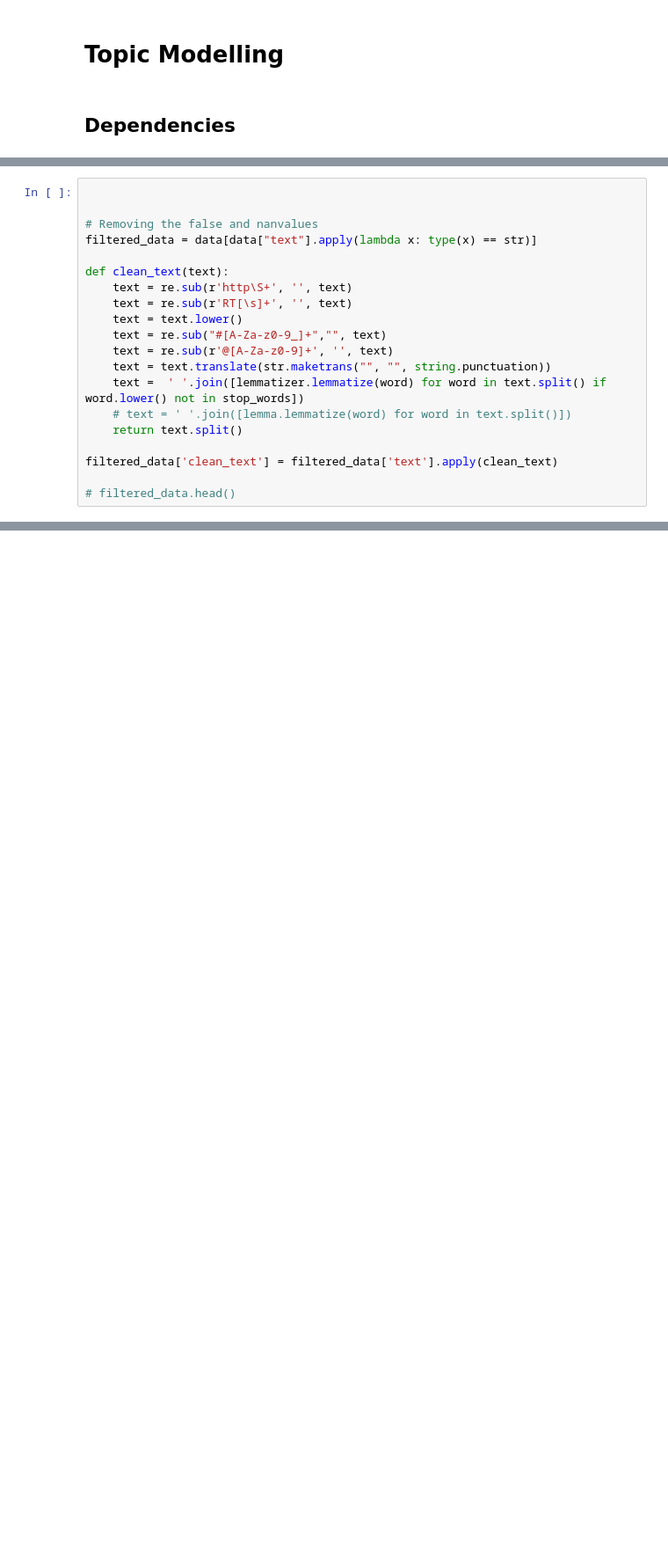
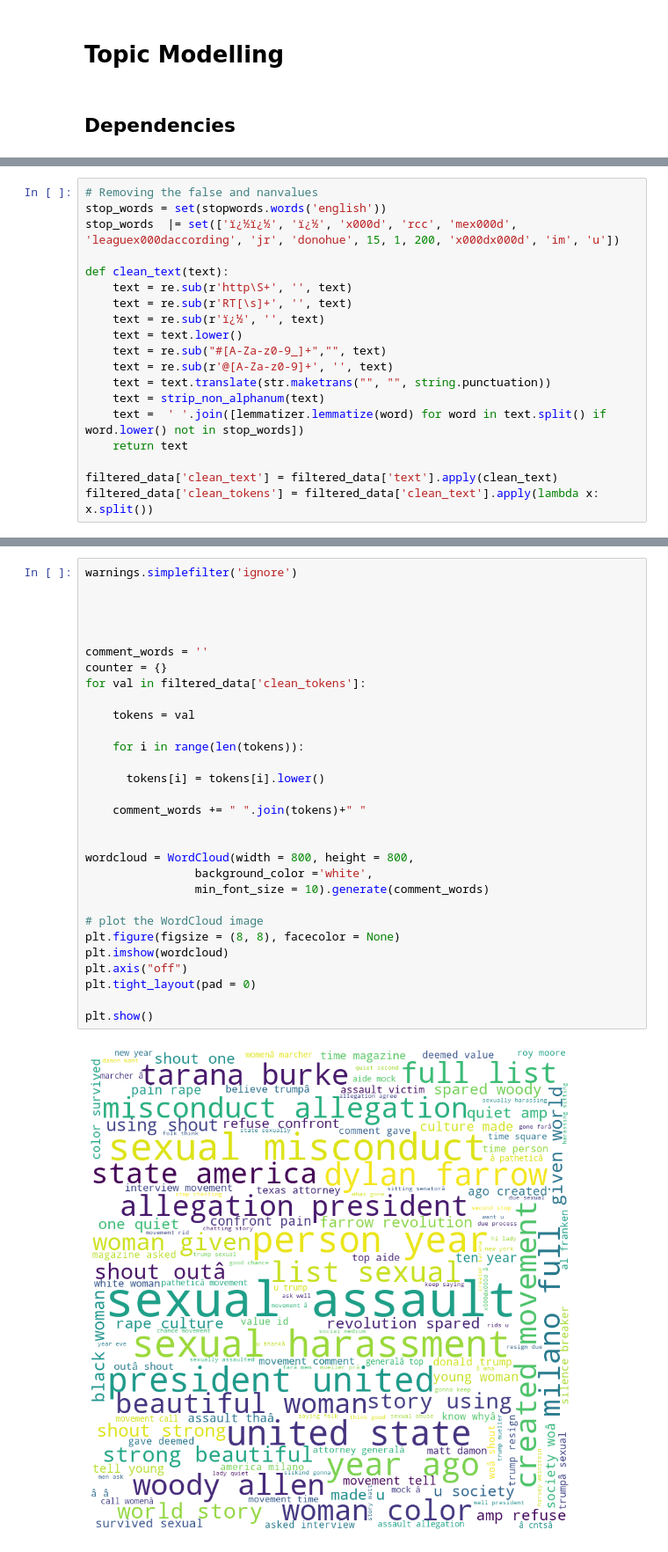
Before and after one commit to coderpatil/topicmodeling, a Jupyter notebook: lda.ipynb, the cells around one changed output, grey strips where cells are left out. Shown at 88% size. Saved outputs shown, nothing was run; the diff lists cells and outputs as text; blank space fills up the shorter version.

```diff
--- a/lda.ipynb
+++ b/lda.ipynb
@@ -47,20 +86,19 @@ data.head()
 # %%
-
-
 # Removing the false and nanvalues
-filtered_data = data[data["text"].apply(lambda x: type(x) == str)]
+stop_words = set(stopwords.words('english'))
+stop_words  |= set(['ï¿½ï¿½', 'ï¿½', 'x000d', 'rcc', 'mex000d', 'leaguex000daccording', 'jr', 'donohue', 15, 1, 200, 'x000dx000d', 'im', 'u'])
 
 def clean_text(text):
     text = re.sub(r'http\S+', '', text)
     text = re.sub(r'RT[\s]+', '', text)
+    text = re.sub(r'ï¿½', '', text)
     text = text.lower()
     text = re.sub("#[A-Za-z0-9_]+","", text)
     text = re.sub(r'@[A-Za-z0-9]+', '', text)
     text = text.translate(str.maketrans("", "", string.punctuation))
+    text = strip_non_alphanum(text)
     text =  ' '.join([lemmatizer.lemmatize(word) for word in text.split() if word.lower() not in stop_words])
-    # text = ' '.join([lemma.lemmatize(word) for word in text.split()])
-    return text.split()
+    return text
 
 filtered_data['clean_text'] = filtered_data['text'].apply(clean_text)
-
-# filtered_data.head()
+filtered_data['clean_tokens'] = filtered_data['clean_text'].apply(lambda x: x.split())
@@ -67 +114,33 @@ filtered_data['clean_text'] = filtered_data['text'].apply(clean_text)
+# %%
+warnings.simplefilter('ignore')
+
+
+
+
+comment_words = ''
+counter = {}
+for val in filtered_data['clean_tokens']:
+
+    tokens = val
+
+    for i in range(len(tokens)):
+
+      tokens[i] = tokens[i].lower()
+
+    comment_words += " ".join(tokens)+" "
+
+
+wordcloud = WordCloud(width = 800, height = 800,
+                background_color ='white',
+                min_font_size = 10).generate(comment_words)
+
+# plot the WordCloud image
+plt.figure(figsize = (8, 8), facecolor = None)
+plt.imshow(wordcloud)
+plt.axis("off")
+plt.tight_layout(pad = 0)
+
+plt.show()
+# %% [output]
+[figure, added]
 # %%
```
Also changed, not shown: parts of 17 cells of this notebook, 1 other file.
